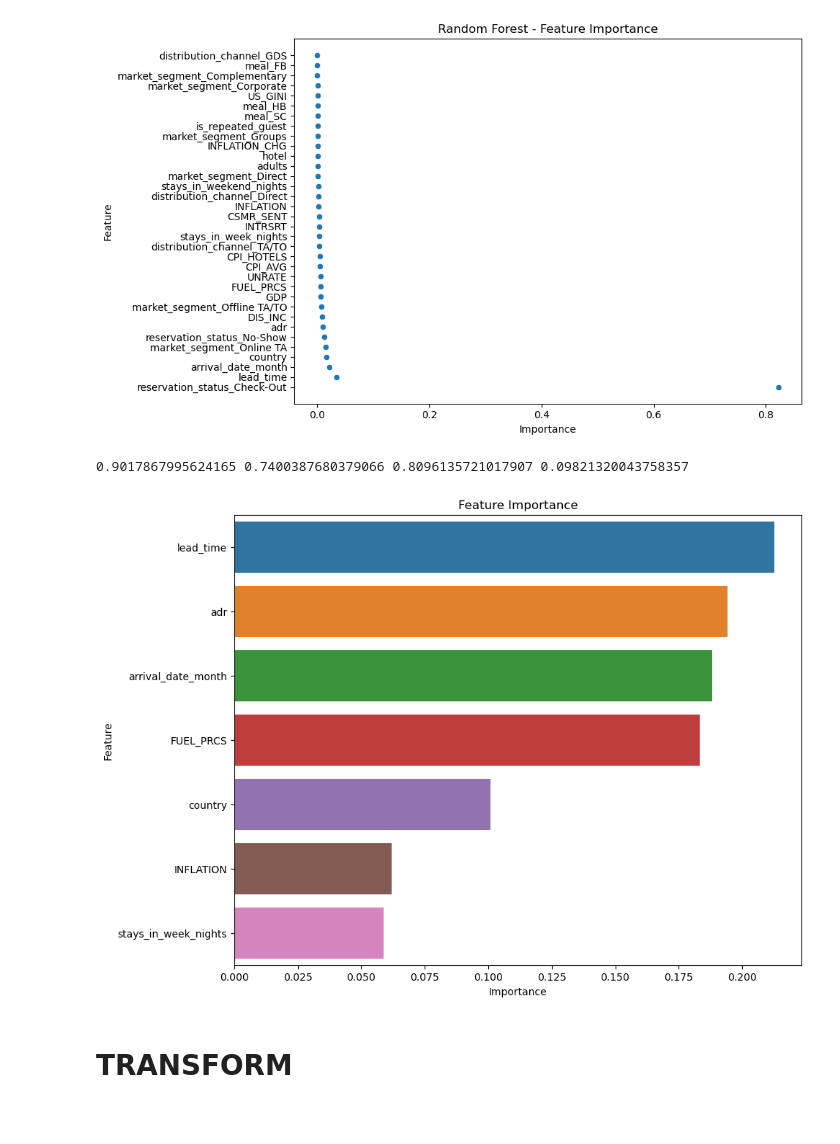
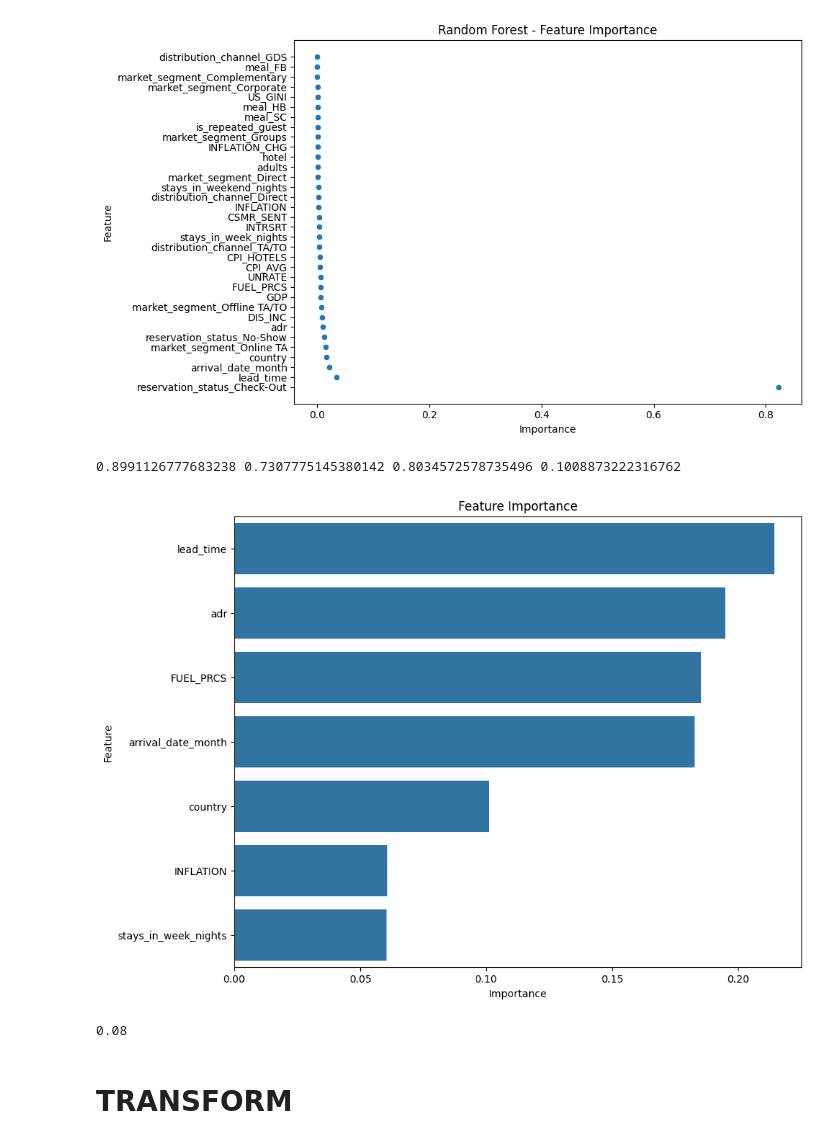
Before and after one commit to sarahfink123/demand_prediction, a Jupyter notebook: notebooks/Felizitas_Exploratory_Data_Analyis_ (1).ipynb, the cells around one changed output. Drawn from its saved outputs; the diff is of its cells as text; code cells hidden in the pictures.

```diff
--- a/notebooks/Felizitas_Exploratory_Data_Analyis_ (1).ipynb
+++ b/notebooks/Felizitas_Exploratory_Data_Analyis_ (1).ipynb
@@ -231,7 +231,7 @@ Unique values in column 'distribution_channel':
 Unique values in column 'reservation_status':
 ['Check-Out' 'Canceled' 'No-Show']
 # %%
-df["country_name"] = df["country"].copy()
+df["country_code"] = df["country"].copy()
 # %%
 # Encode country
 from sklearn.preprocessing import LabelEncoder
@@ -279,7 +279,7 @@ df_encoded = pd.concat([df.reset_index(drop=True), encoded_df.reset_index(drop=T
 
 # Drop the original columns that were encoded
 df_encoded.drop(columns=columns_to_encode, inplace=True)
-df_encoded.drop(columns=["country_name"], inplace=True)
+df_encoded.drop(columns=["country_code"], inplace=True)
 
 # Display the first few rows of the updated DataFrame
 print(df_encoded.info())
@@ -908,6 +908,8 @@ X = df_encoded[predictors]
 y = df_encoded[target_variable]
 
 X_train, X_test, y_train, y_test = train_test_split(X, y, test_size=0.2, random_state=42)
+
+X_train, X_val, y_train, y_val = train_test_split(X_train, y_train, test_size=0.2, random_state=42)
 
 # Train a RandomForestClassifier
 model = RandomForestClassifier(random_state=42)
@@ -915,35 +917,42 @@ model = RandomForestClassifier(random_state=42)
 # model = RandomForestRegressor(random_state=42)
 model.fit(X_train, y_train)
 
 # # Get feature importances
 importances = model.feature_importances_
 
 # # Create a DataFrame for visualization
 feature_importance_df = pd.DataFrame({
     'Feature': X.columns,
     'Importance': importances
 })
 
 # # Sort by importance
 feature_importance_df = feature_importance_df.sort_values(by='Importance', ascending=False)
 
 y_pred = model.predict(X_test)
 acc = accuracy_score(y_test, y_pred)
 rec = recall_score(y_test, y_pred)
 f1 = f1_score(y_test, y_pred)
 mse = mean_squared_error(y_test, y_pred)
 
 print(acc, rec, f1, mse)
 # print(mse)
 
 # # Plot the feature importances
 plt.figure(figsize=(10, 8))
 sns.barplot(x='Importance', y='Feature', data=feature_importance_df)
 plt.title('Feature Importance')
 plt.show()
 # %% [output]
-0.9017867995624165 0.7400387680379066 0.8096135721017907 0.09821320043758357
+0.8991126777683238 0.7307775145380142 0.8034572578735496 0.1008873222316762
-[figure, old version]
+[figure, new version]
+# %%
+# calculate probability of a booking being cancelled:
+
+probabilities = model.predict_proba(X_test)
+probabilities[0][1]
+# %% [output]
+0.08
 # %% [markdown]
 # TRANSFORM
 # %% [markdown]
```
Also changed, not shown: parts of 12 cells of this notebook, 5 other files.
